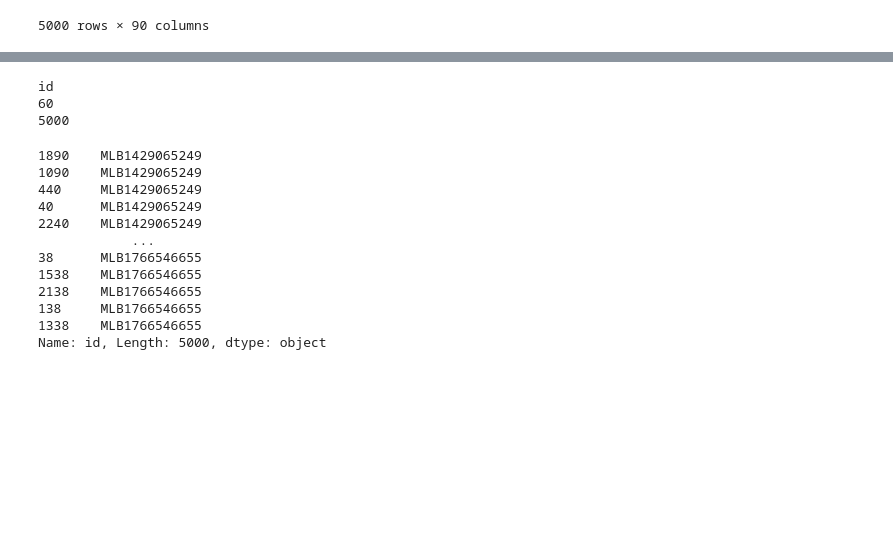
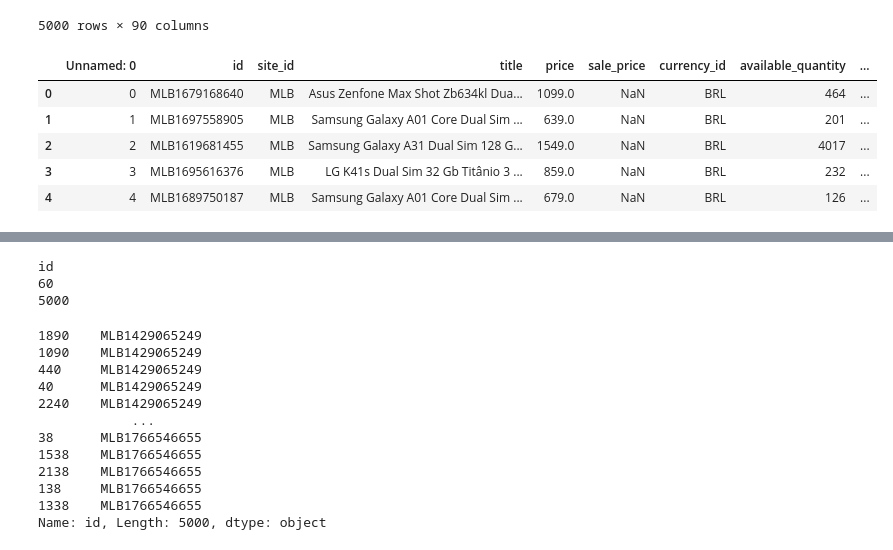
Before and after one commit to lucasobispo/precificacao_mercadolivre_tcc, a Jupyter notebook: Jupyer-Notebooks/Analise-dataframe.ipynb, the cells around one changed output, grey strips where cells are left out. Cells and saved outputs as stored; diff of their text form; code cells hidden in the pictures; blank space fills up the shorter version.

```diff
--- a/Jupyer-Notebooks/Analise-dataframe.ipynb
+++ b/Jupyer-Notebooks/Analise-dataframe.ipynb
@@ -56,3 +48,14 @@ imported_data
 | 4998 | 4998 | MLB1689415851 | MLB | Xiaomi Redmi 9 Dual Sim 64 Gb Sun... | 1360.99 | NaN | BRL | 42 | ... |
 | 4999 | 4999 | MLB1694789272 | MLB | Xiaomi Redmi Note 9 Dual Sim 128 ... | 1689.00 | NaN | BRL | 1 | ... |
 5000 rows × 90 columns
+# %%
+#checking columns
+pd.set_option('display.max_columns', None)
+imported_data.head()
+# %% [output]
+|  | Unnamed: 0 | id | site_id | title | price | sale_price | currency_id | available_quantity | ... |
+| 0 | 0 | MLB1679168640 | MLB | Asus Zenfone Max Shot Zb634kl Dua... | 1099.0 | NaN | BRL | 464 | ... |
+| 1 | 1 | MLB1697558905 | MLB | Samsung Galaxy A01 Core Dual Sim ... | 639.0 | NaN | BRL | 201 | ... |
+| 2 | 2 | MLB1619681455 | MLB | Samsung Galaxy A31 Dual Sim 128 G... | 1549.0 | NaN | BRL | 4017 | ... |
+| 3 | 3 | MLB1695616376 | MLB | LG K41s Dual Sim 32 Gb Titânio 3 ... | 859.0 | NaN | BRL | 232 | ... |
+| 4 | 4 | MLB1689750187 | MLB | Samsung Galaxy A01 Core Dual Sim ... | 679.0 | NaN | BRL | 126 | ... |
```
Also changed, not shown: parts of 8 cells of this notebook.
